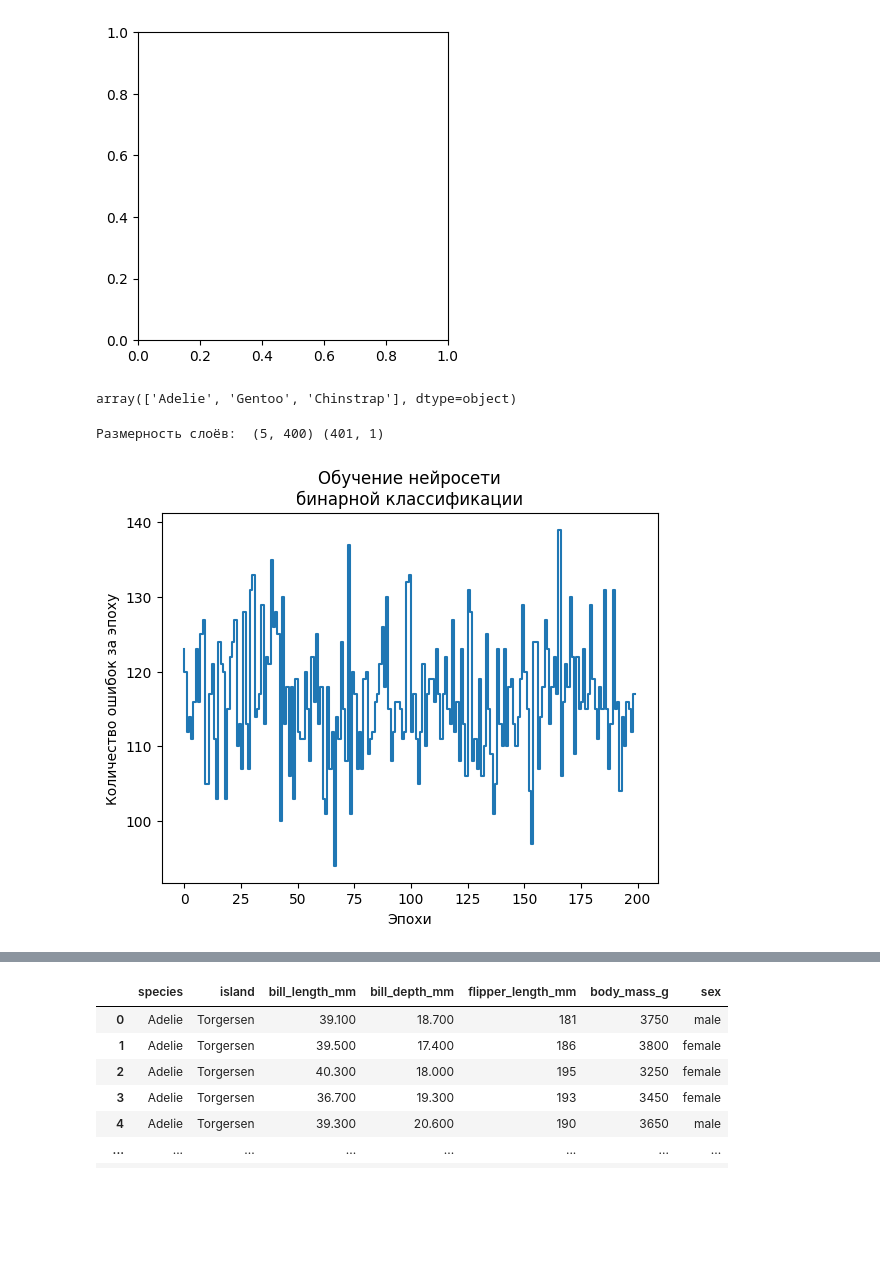
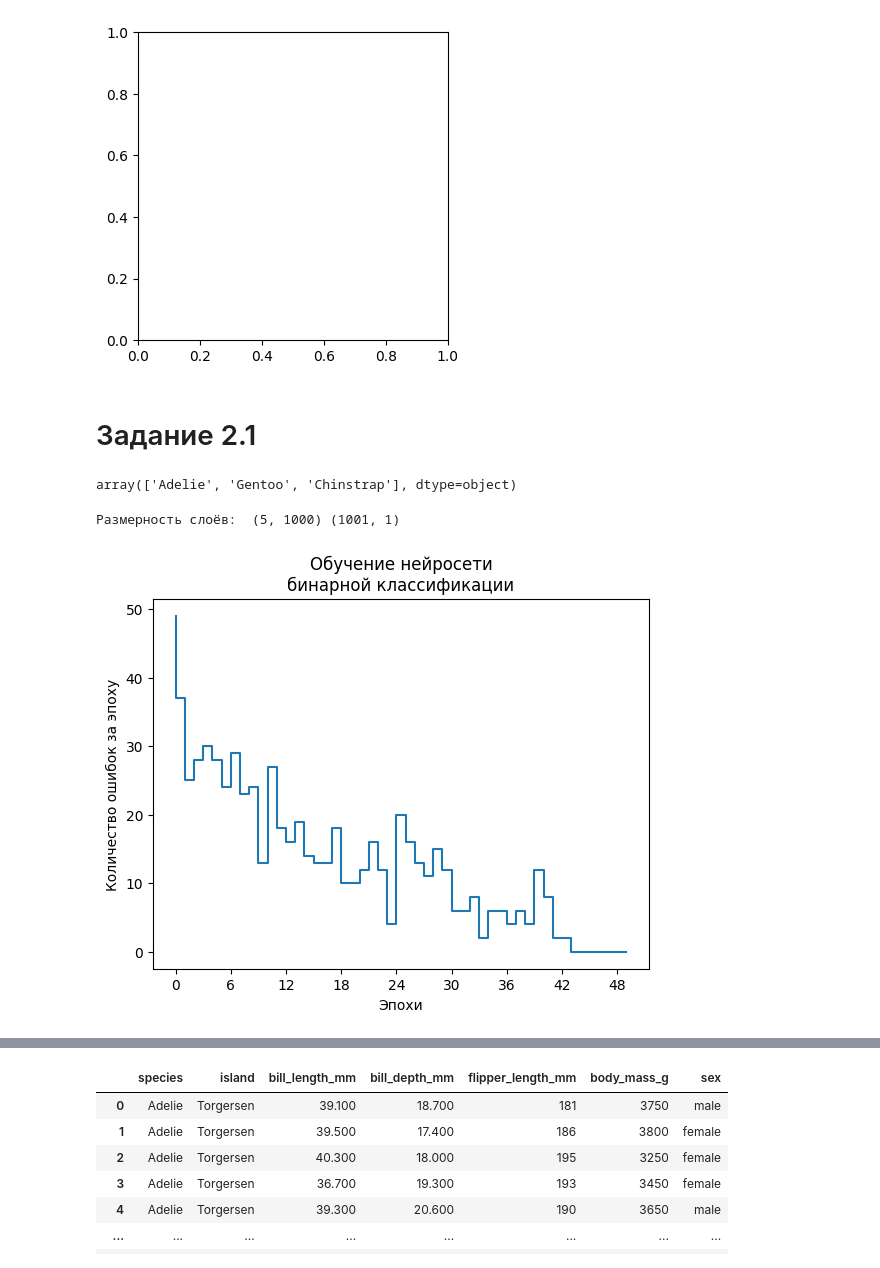
Before and after one commit to J0hnLenin/DL, a Jupyter notebook: DL3.ipynb, the cells around one changed output, grey strips where cells are left out. Drawn from its saved outputs; the diff is of its cells as text; code cells hidden in the pictures; blank space fills up the shorter version.

```diff
--- a/DL3.ipynb
+++ b/DL3.ipynb
@@ -111,6 +111,7 @@ class Perceptron:
                random_state=None):
     np.random.seed(random_state)
     random.seed(random_state)
+    self.is_fitted = False
     self.layers = []
     self.epochs = n_epochs
     self.eta = eta
@@ -153,11 +154,13 @@ class Perceptron:
             logging=False,
             activation=np.sign,
             random_weights=None) -> list[float]:
-    self.layers = [Layer((train_sample.shape[1]+1,
-                          self.layers[0].size[0]-1),
-                          activation,
-                          0,
-                          random_weights=random_weights)] + self.layers # инициализация сенсоров
+    if not self.is_fitted:
+        self.layers = [Layer((train_sample.shape[1]+1,
+                              self.layers[0].size[0]-1),
+                              activation,
+                              0,
+                              random_weights=random_weights)] + self.layers
+        self.is_fitted = True# инициализация сенсоров
     for _ in range(self.epochs):
       train_sample, train_ans = Perceptron.shuffle(train_sample, train_ans)
       error = 0
@@ -223,6 +226,8 @@ class Layer:
       print(f"Результат размера {result.shape}")
 
     return result
+# %% [markdown]
+# Задание 2.1
 # %%
 df.species.unique()
 # %% [output]
@@ -234,20 +239,21 @@ X.loc[:, 'sex'] = (X.sex == 'male')
 # %%
 y = X[['sex']].to_numpy().reshape(1, -1)[0] * 1
 X = X[numeric_features].to_numpy()
-
+scaler = StandardScaler()
+X = scaler.fit_transform(X)
 X_train, X_test, y_train, y_test = train_test_split(X, y, test_size=0.3, random_state=19)
 # %%
-MLP = Perceptron([400], [Perceptron.step], n_epochs=200)
-errors = MLP.train(X_train, y_train , logging=False, activation=Perceptron.step, random_weights=[0, 1])
+MLP = Perceptron([1000], [Perceptron.step], n_epochs=50, random_state=13)
+errors = MLP.train(X_train, y_train , logging=False, activation=Perceptron.step, random_weights=[-100, 100])
 # %%
 ax = plt.figure().gca()
 ax.xaxis.set_major_locator(MaxNLocator(integer=True))
 plt.step([i for i in range(len(errors))], errors)
 
 plt.xlabel("Эпохи")
 plt.ylabel("Количество ошибок за эпоху")
-plt.title("Обучение нейросети\nбинарной классификации")
+plt.title("Обучение нейросети\nбинарной классификации на числовых признаках")
 print("Размерность слоёв: ", *[i.size for i in  MLP.layers])
 # %% [output]
-Размерность слоёв:  (5, 400) (401, 1)
+Размерность слоёв:  (5, 1000) (1001, 1)
-[figure, old version]
+[figure, new version]
```
Also changed, not shown: parts of 12 cells of this notebook.
